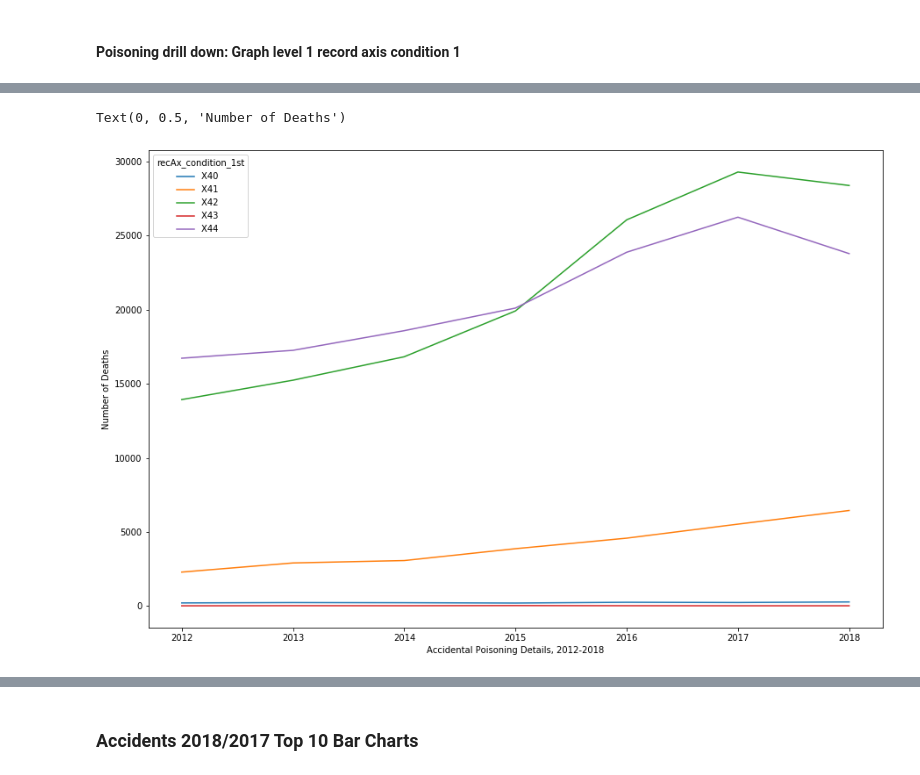
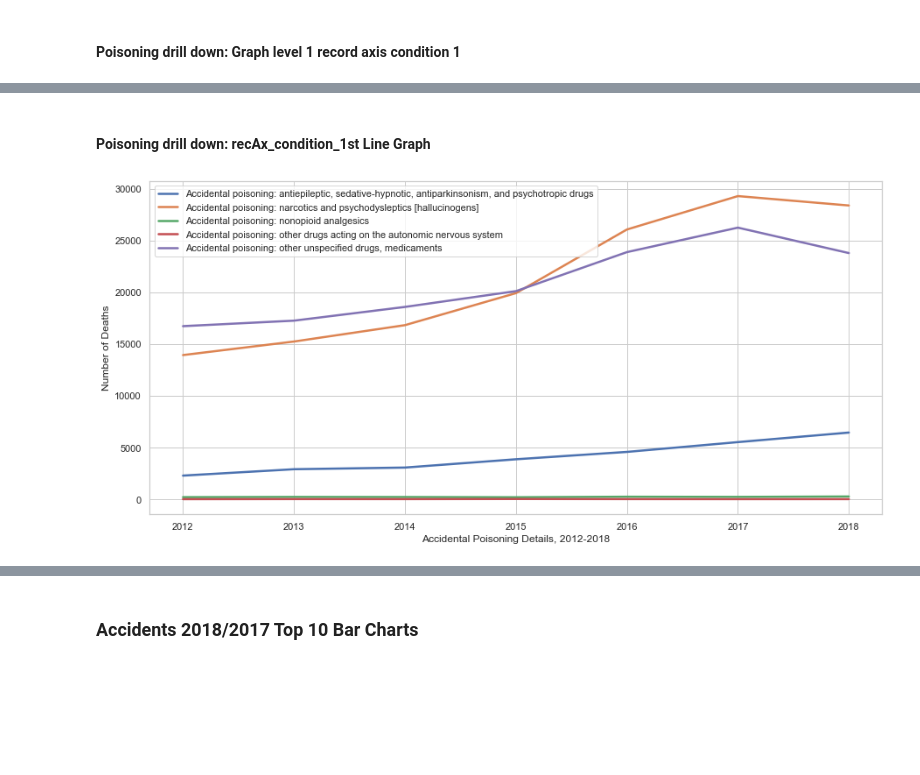
Before and after one commit to swarupmalli/Capstone_Mortality, a Jupyter notebook: EDA_Accidents_ALL.ipynb, the cells around one changed output, grey strips where cells are left out. Cells and saved outputs as stored; diff of their text form; code cells hidden in the pictures; blank space fills up the shorter version.

Commit message:
EDAs for Accidents and CDC tables

```diff
--- a/EDA_Accidents_ALL.ipynb
+++ b/EDA_Accidents_ALL.ipynb
@@ -611,0 +480,13 @@ acc_all.sample(20)
+# %%
+# This maps the top 10 cause descriptions to their code numbers in a new dict
+
+causesStrList = ['Accidental poisoning', 'Other motor vehicle accidents', 'Unspecified fall',
+                 'Fall on same level', 'All other accidents', 'Occupant involved in collision with other motor vehicle',
+                 'Accidental inhalation and ingestion of food', 'Motorcyclist accident', 'Fall from one level to another',
+                 'Accidental drowning and submersion']
+causesIntList = [420, 397, 406, 404, 423, 393, 410, 388, 405, 409]
+
+
+zipCauses = zip(causesIntList, causesStrList)
+
+dictCauses = dict(zipCauses)
@@ -611,0 +506,3 @@ acc_all.sample(20)
+# %%
+topAccDf = pd.DataFrame(list(dictCauses.items()), columns=['cause_recode_358', 'cause_358_text'])
+topAccDf
@@ -611,0 +521,5 @@ acc_all.sample(20)
+# %%
+df = pd.merge(acc_all, topAccDf, on='cause_recode_358', how='left')
+
+acc_all = df
+acc_all.head()
@@ -696,10 +663,16 @@ Text(0, 0.5, 'number of deaths')
+# %% [markdown]
+#### Poisoning drill down: recAx_condition_1st Line Graph
 # %%
 # plot data
-fig, ax = plt.subplots(figsize=(15,10))
+fig, ax = plt.subplots(figsize=(15,7))
 # use unstack
-poison.groupby(['data_year'])['recAx_condition_1st'].value_counts().unstack().plot(ax=ax)
+poison.groupby(['data_year'])['rec_1st_title'].value_counts().unstack().plot(ax=ax, linewidth=2.5)
+
 plt.xlabel("Accidental Poisoning Details, 2012-2018")
 plt.ylabel("Number of Deaths")
+plt.legend(loc='best')
+
+
+plt.savefig('Presentation/poisonDetail1.png', bbox_inches='tight')
 # %% [output]
-Text(0, 0.5, 'Number of Deaths')
-[figure, old version]
+[figure, new version]
```
Also changed, not shown: parts of 49 cells of this notebook, 1 other file.
